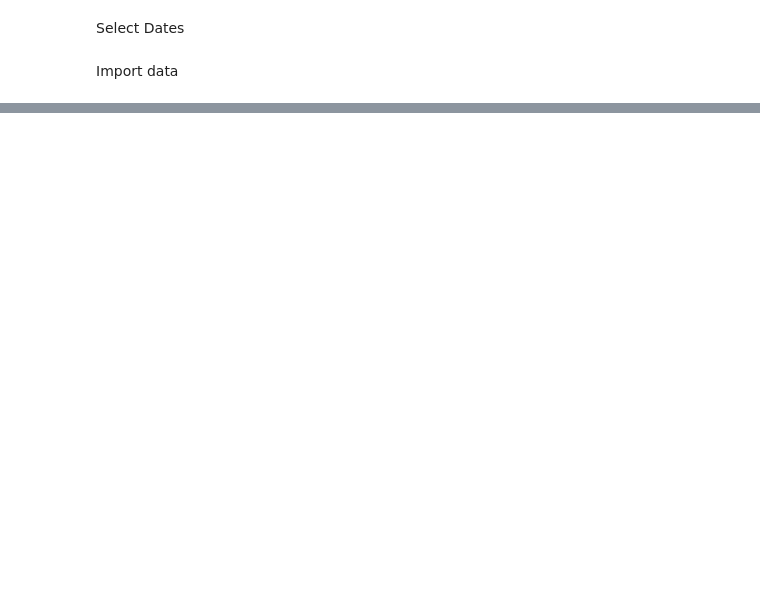
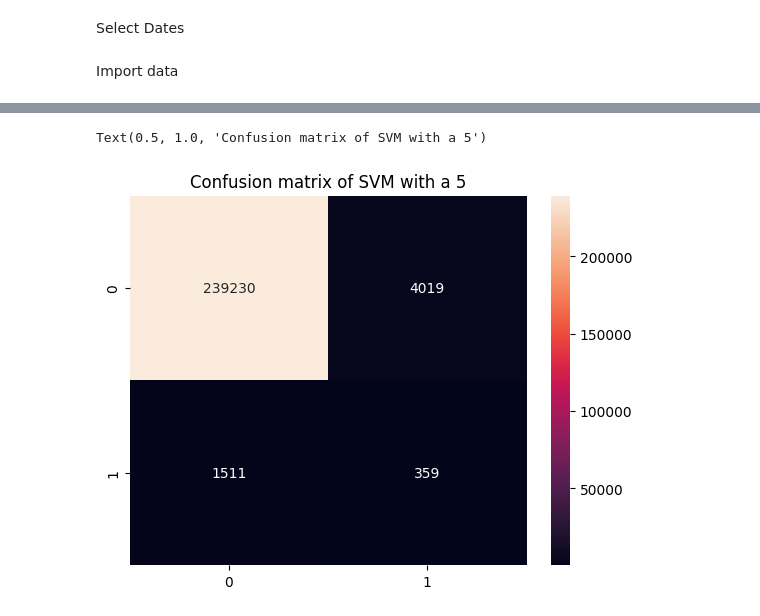
Before and after one commit to TPiphone/Bigdata_Event_Detection, a Jupyter notebook: bigdata_detection/modules/multiSVM.ipynb, the cells around one changed output, grey strips where cells are left out. Saved outputs shown, nothing was run; the diff lists cells and outputs as text; code cells hidden in the pictures; blank space fills up the shorter version.

```diff
--- a/bigdata_detection/modules/multiSVM.ipynb
+++ b/bigdata_detection/modules/multiSVM.ipynb
@@ -170,0 +123,6 @@ weighted avg       0.91      0.91      0.91    654374
+# %%
+cm_c = confusion_matrix(Y_test, Y_pred)
+sns.heatmap(cm_c, annot=True, fmt='d').set_title(f"Confusion matrix of SVM with a C value of {svc.C}")
+# %% [output]
+Text(0.5, 1.0, 'Confusion matrix of SVM with a 5')
+[figure, added]
```
Also changed, not shown: parts of 15 cells of this notebook, 10 other files.
